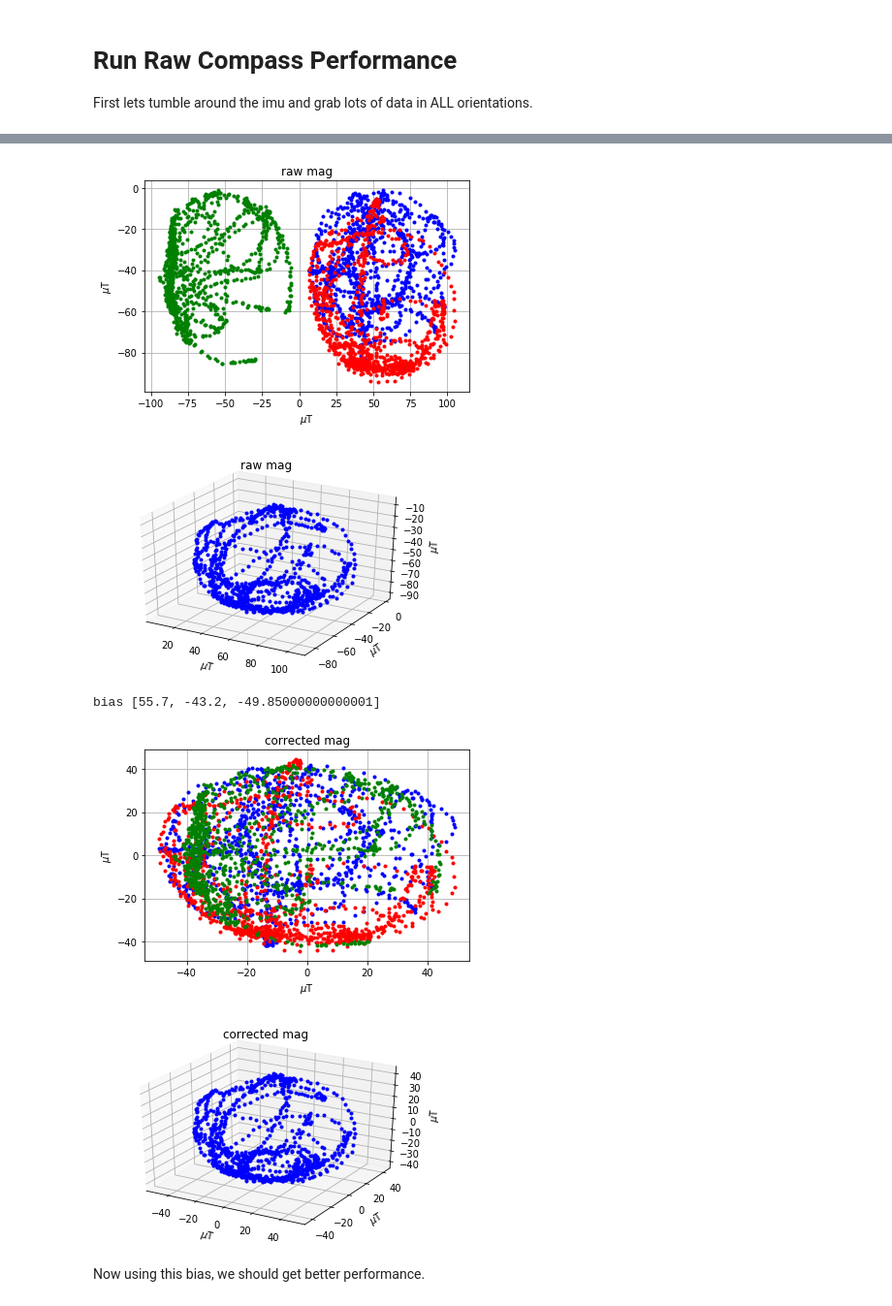
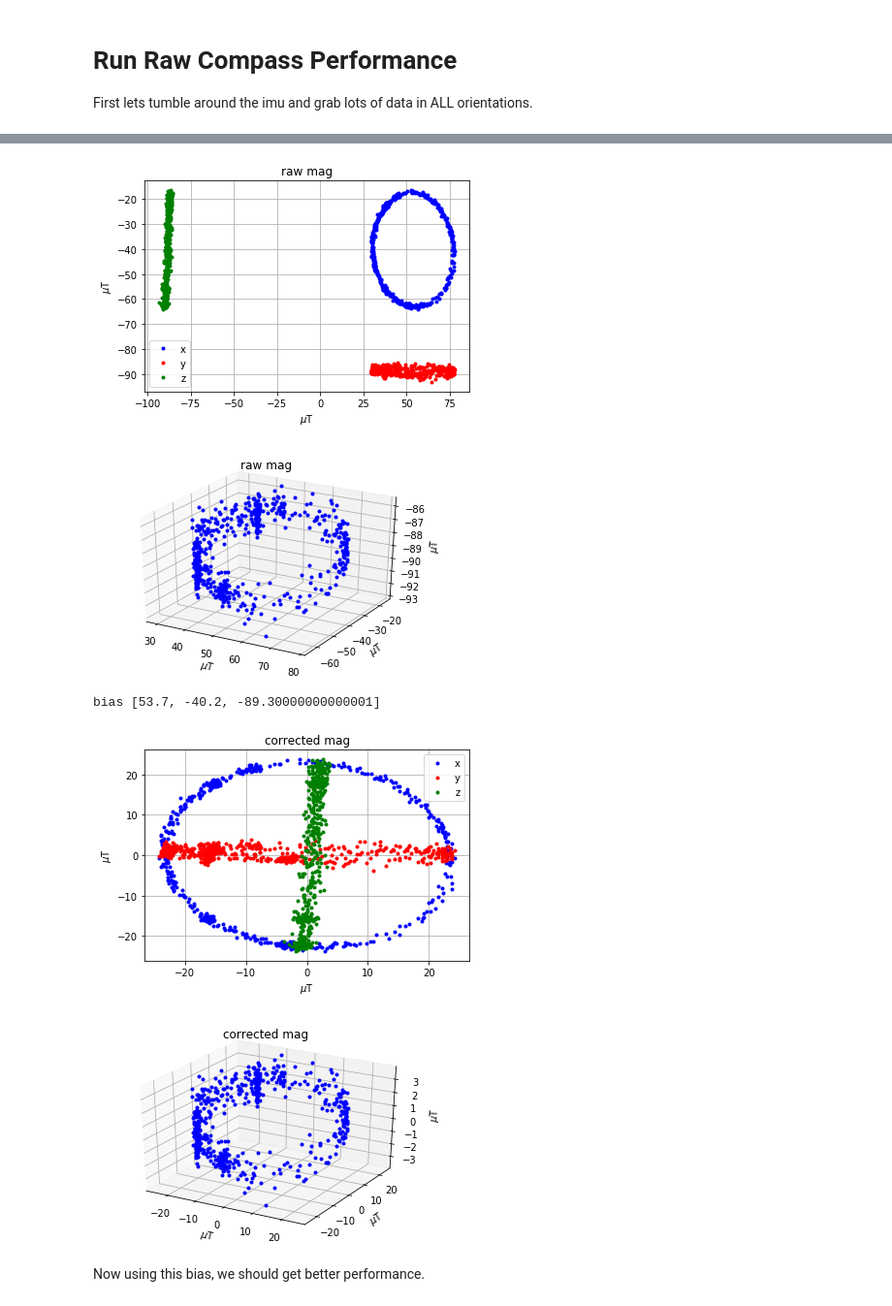
Before and after one commit to MarsUniversity/ece387-robotics, a Jupyter notebook: website/block_4_mobile_robotics/lsn28/lsn28.ipynb, the cells around one changed output, grey strips where cells are left out. Shown: that part at 97% size. Drawn from its saved outputs; the diff is of its cells as text; code cells hidden in the pictures.

```diff
--- a/website/block_4_mobile_robotics/lsn28/lsn28.ipynb
+++ b/website/block_4_mobile_robotics/lsn28/lsn28.ipynb
@@ -338,0 +307,10 @@ duration: 33.968228817 sec
+# %%
+bag = BagReader()
+bag.use_compression = True
+cal = bag.load('imu-1-2.json')
+
+# let's list the keys and make it look pretty
+print('Bag keys:')
+print('-'*30)
+for k in cal.keys():
+    print('  {:>7}: {:5}'.format(k, len(cal[k])))
@@ -339 +325,14 @@ duration: 33.968228817 sec
+# %%
+def split(data):
+    ret = []
+    rdt = []
+    start = data[0][1]
+    for d, ts in data:
+        ret.append(d)
+        rdt.append(ts - start)
+    return ret, rdt
+# %%
+accel, adt = split(cal['accel'])
+mag, mdt = split(cal['mag'])
+gyro, gdt = split(cal['gyro'])
 # %%
@@ -351,24 +350,24 @@ plotArray(g, 'Gyros [dps]')
 # %%
 # now, ideally these should be an ellipsoid centered around 0.0
 # but they aren't ... need to fix the bias (offset)
-plotMagnetometer(m, 'raw mag')
-plotMagnetometer3D(m, 'raw mag')
+plotMagnetometer(mag, 'raw mag')
+plotMagnetometer3D(mag, 'raw mag')
 # %% [output]
-[figure, old version]
+[figure, new version]
-[figure, old version]
+[figure, new version]
 # %%
 # so let's find the bias needed to correct the imu
-bias = find_calibration(m)
+bias = find_calibration(mag)
 print('bias', bias)
 # %% [output]
-bias [55.7, -43.2, -49.85000000000001]
+bias [53.7, -40.2, -89.30000000000001]
 # %%
 # now the data should be nicely centered around (0,0,0)
-cm = apply_calibration(m, bias)
+cm = apply_calibration(mag, bias)
 plotMagnetometer(cm, 'corrected mag')
 plotMagnetometer3D(cm, 'corrected mag')
 # %% [output]
-[figure, old version]
+[figure, new version]
-[figure, old version]
+[figure, new version]
 # %% [markdown]
 Now using this bias, we should get better performance.
```
Also changed, not shown: parts of 27 cells of this notebook, 7 other files.
